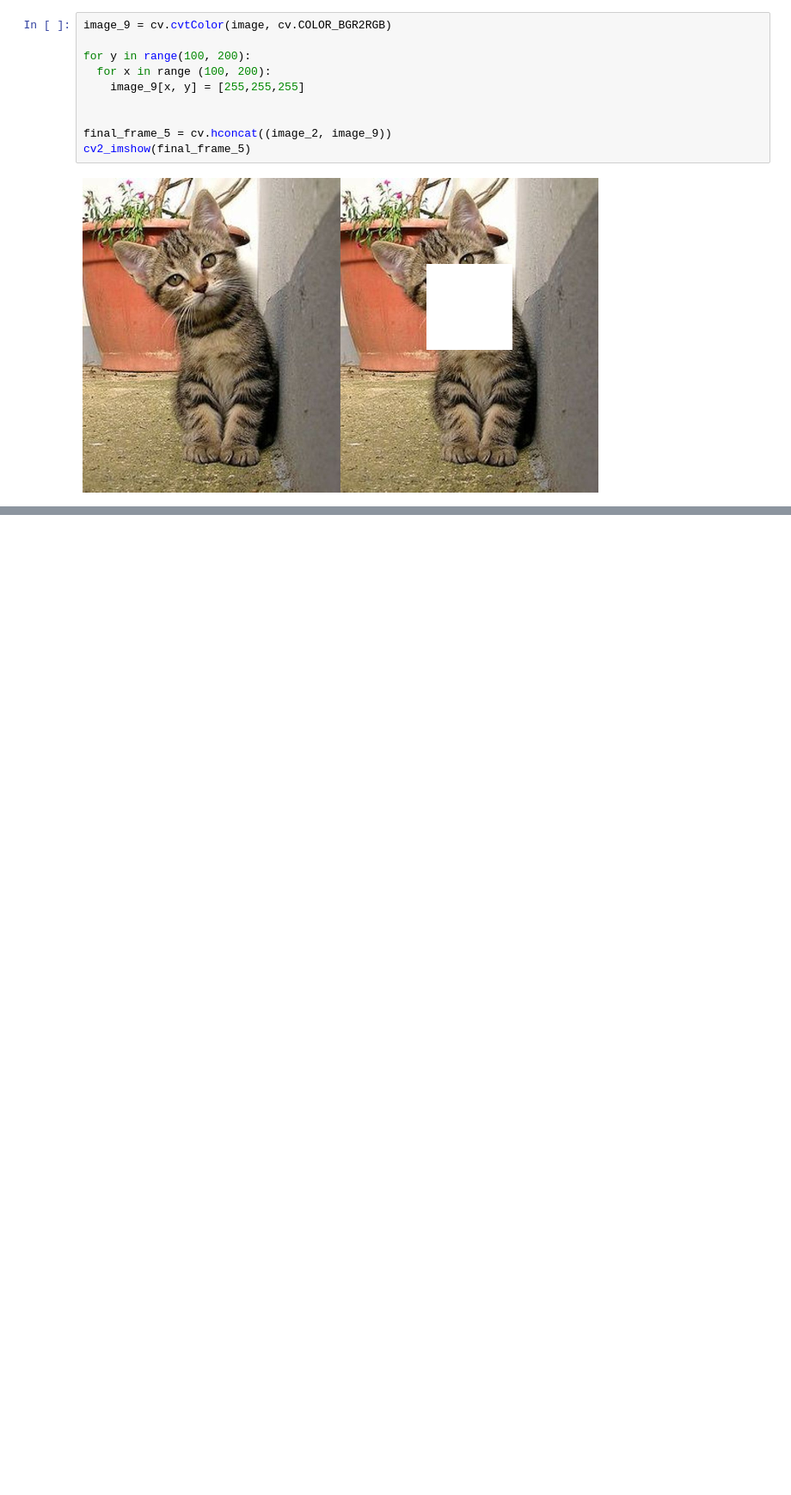
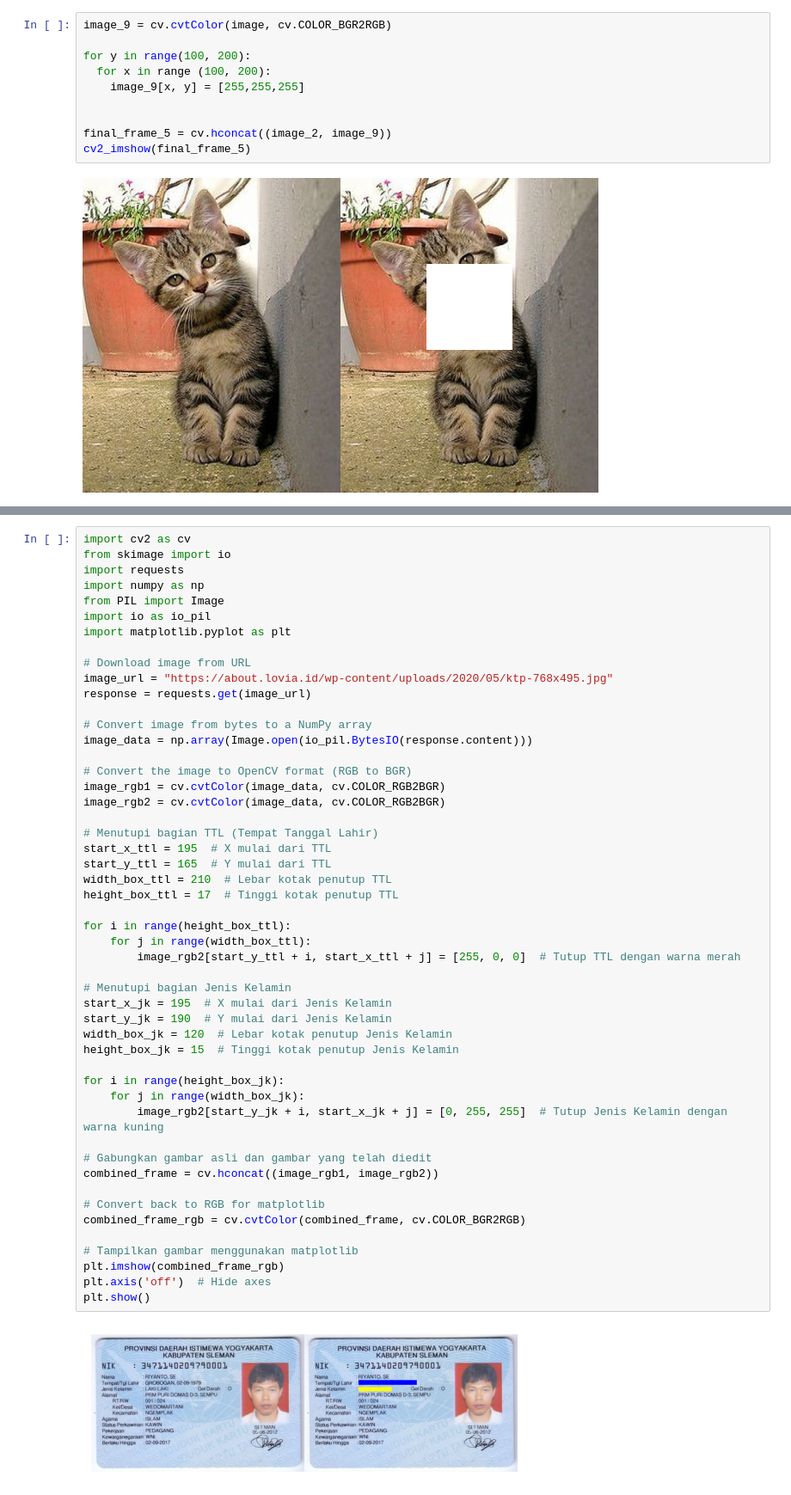
Before and after one commit to febriantimayori/PCVK_Ganjil_2024, a Jupyter notebook: Week01.ipynb, the cells around one changed output, grey strips where cells are left out. Shown at 86% size. Cells and saved outputs as stored; diff of their text form; blank space fills up the shorter version.

```diff
--- a/Week01.ipynb
+++ b/Week01.ipynb
@@ -159,0 +165,52 @@ cv2_imshow(final_frame_5)
+# %%
+import cv2 as cv
+from skimage import io
+import requests
+import numpy as np
+from PIL import Image
+import io as io_pil
+import matplotlib.pyplot as plt
+
+# Download image from URL
+image_url = "https://about.lovia.id/wp-content/uploads/2020/05/ktp-768x495.jpg"
+response = requests.get(image_url)
+
+# Convert image from bytes to a NumPy array
+image_data = np.array(Image.open(io_pil.BytesIO(response.content)))
+
+# Convert the image to OpenCV format (RGB to BGR)
+image_rgb1 = cv.cvtColor(image_data, cv.COLOR_RGB2BGR)
+image_rgb2 = cv.cvtColor(image_data, cv.COLOR_RGB2BGR)
+
+# Menutupi bagian TTL (Tempat Tanggal Lahir)
+start_x_ttl = 195  # X mulai dari TTL
+start_y_ttl = 165  # Y mulai dari TTL
+width_box_ttl = 210  # Lebar kotak penutup TTL
+height_box_ttl = 17  # Tinggi kotak penutup TTL
+
+for i in range(height_box_ttl):
+    for j in range(width_box_ttl):
+        image_rgb2[start_y_ttl + i, start_x_ttl + j] = [255, 0, 0]  # Tutup TTL dengan warna merah
+
+# Menutupi bagian Jenis Kelamin
+start_x_jk = 195  # X mulai dari Jenis Kelamin
+start_y_jk = 190  # Y mulai dari Jenis Kelamin
+width_box_jk = 120  # Lebar kotak penutup Jenis Kelamin
+height_box_jk = 15  # Tinggi kotak penutup Jenis Kelamin
+
+for i in range(height_box_jk):
+    for j in range(width_box_jk):
+        image_rgb2[start_y_jk + i, start_x_jk + j] = [0, 255, 255]  # Tutup Jenis Kelamin dengan warna kuning
+
+# Gabungkan gambar asli dan gambar yang telah diedit
+combined_frame = cv.hconcat((image_rgb1, image_rgb2))
+
+# Convert back to RGB for matplotlib
+combined_frame_rgb = cv.cvtColor(combined_frame, cv.COLOR_BGR2RGB)
+
+# Tampilkan gambar menggunakan matplotlib
+plt.imshow(combined_frame_rgb)
+plt.axis('off')  # Hide axes
+plt.show()
+# %% [output]
+[figure, added]
```
Also changed, not shown: parts of 11 cells of this notebook.
